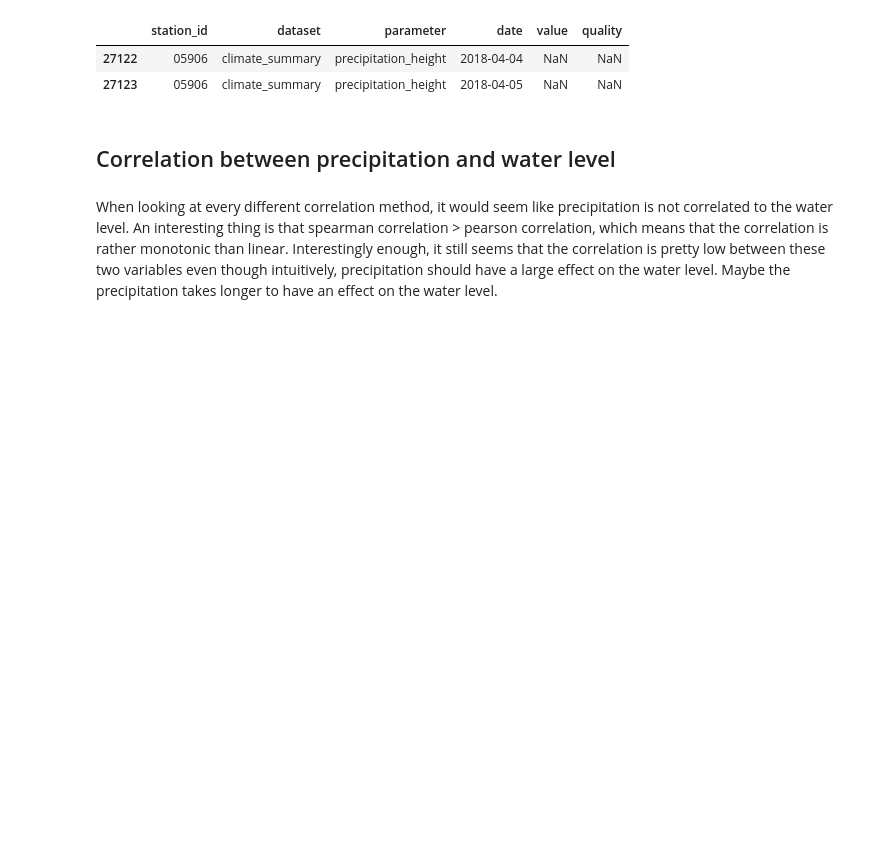
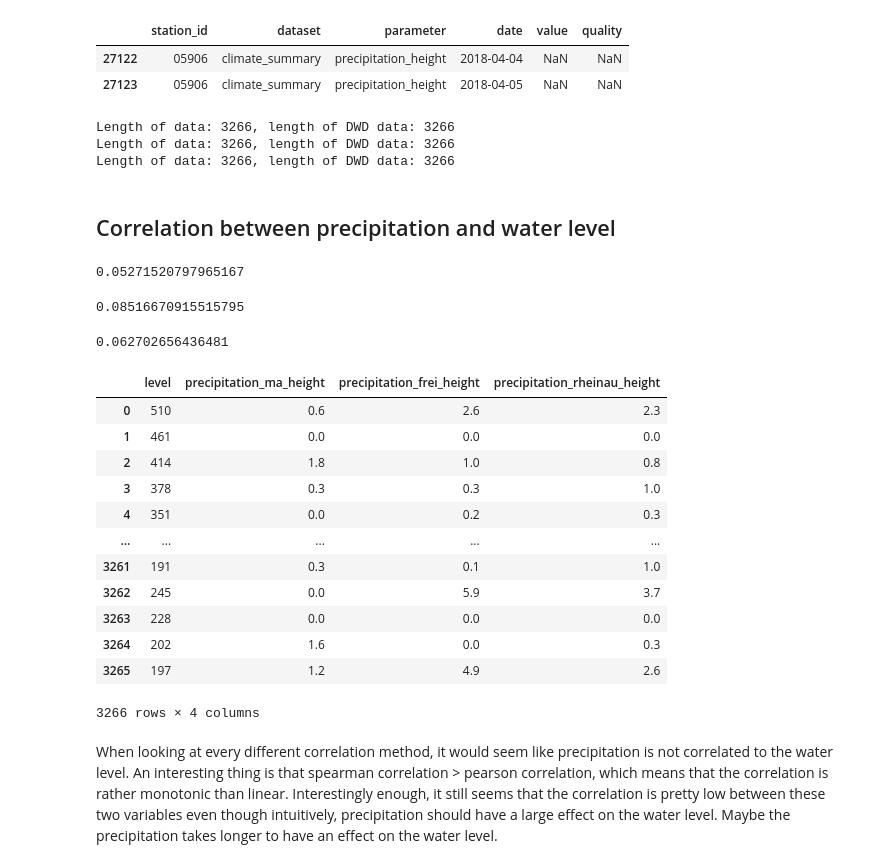
Before and after one commit to AJWarnke/datascienceml2022, a Jupyter notebook: network-DWD.ipynb, the cells around one changed output. Cells and saved outputs as stored; diff of their text form; code cells hidden in the pictures; blank space fills up the shorter version.

Commit message:
Add function for appending df

```diff
--- a/network-DWD.ipynb
+++ b/network-DWD.ipynb
@@ -344,2 +336,19 @@ assert(len(precipitation_total) == len(df))
+# %%
+def edit_dataframe(prec_historical, prec_recent):
+    prec_total = prec_historical.append(prec_recent).reset_index(drop=True)
+    prec_total = prec_total.rename({'value':'precipitation_height'}, axis=1)
+    prec_total = prec_total.drop(['parameter', 'dataset', 'station_id', 'quality'], axis=1)
+    print(f'Length of data: {len(df)}, length of DWD data: {len(prec_total)}')
+    assert(len(prec_total) == len(df))
+    prec_total = prec_total.drop('date', axis = 1)
+    return prec_total
+# %%
+precipitation_ma = edit_dataframe(precipitation_ma_historical, precipitation_ma_recent)
+precipitation_frei = edit_dataframe(precipitation_frei_historical, precipitation_frei_recent)
+precipitation_rheinau = edit_dataframe(precipitation_rheinau_historical, precipitation_rheinau_recent)
+# %% [output]
+Length of data: 3266, length of DWD data: 3266
+Length of data: 3266, length of DWD data: 3266
+Length of data: 3266, length of DWD data: 3266
 # %%
 df = df.drop('date', axis = 1)
@@ -348,13 +355,37 @@ precipitation_total = precipitation_total.drop('date', axis = 1)
-# %%
-df['precipitation_height'] = precipitation_total['precipitation_height']
+# %%
+df['precipitation_ma_height'] = precipitation_ma['precipitation_height']
+df['precipitation_frei_height'] = precipitation_frei['precipitation_height']
+df['precipitation_rheinau_height'] = precipitation_rheinau['precipitation_height']
 # %% [markdown]
 ## Correlation between precipitation and water level
 # %%
-df['precipitation_height'].corr(df['level'], method='pearson')
+df['precipitation_ma_height'].corr(df['level'], method='pearson')
+# %% [output]
+0.05271520797965167
 # %%
-df['precipitation_height'].corr(df['level'], method='spearman')
+df['precipitation_ma_height'].corr(df['level'], method='spearman')
+# %% [output]
+0.08516670915515795
 # %%
-df['precipitation_height'].corr(df['level'], method='kendall')
+df['precipitation_ma_height'].corr(df['level'], method='kendall')
+# %% [output]
+0.062702656436481
+# %%
+df
+# %% [output]
+|  | level | precipitation_ma_height | precipitation_frei_height | precipitation_rheinau_height |
+| 0 | 510 | 0.6 | 2.6 | 2.3 |
+| 1 | 461 | 0.0 | 0.0 | 0.0 |
+| 2 | 414 | 1.8 | 1.0 | 0.8 |
+| 3 | 378 | 0.3 | 0.3 | 1.0 |
+| 4 | 351 | 0.0 | 0.2 | 0.3 |
+| ... | ... | ... | ... | ... |
+| 3261 | 191 | 0.3 | 0.1 | 1.0 |
+| 3262 | 245 | 0.0 | 5.9 | 3.7 |
+| 3263 | 228 | 0.0 | 0.0 | 0.0 |
+| 3264 | 202 | 1.6 | 0.0 | 0.3 |
+| 3265 | 197 | 1.2 | 4.9 | 2.6 |
+3266 rows × 4 columns
 # %% [markdown]
 When looking at every different correlation method, it would seem like precipitation is not correlated to the water level. An interesting thing is that spearman correlation > pearson correlation, which means that the correlation is rather monotonic than linear. Interestingly enough, it still seems that the correlation is pretty low between these two variables even though intuitively, precipitation should have a large effect on the water level. Maybe the precipitation takes longer to have an effect on the water level.
 # %% [markdown]
```
Also changed, not shown: parts of 32 cells of this notebook.
